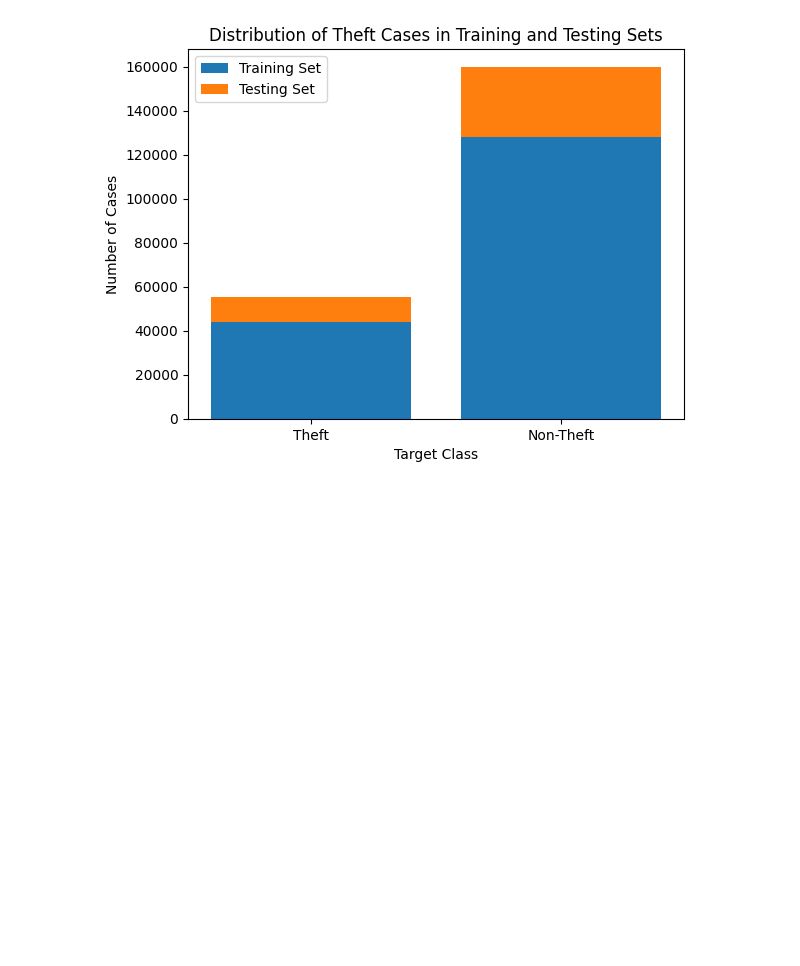
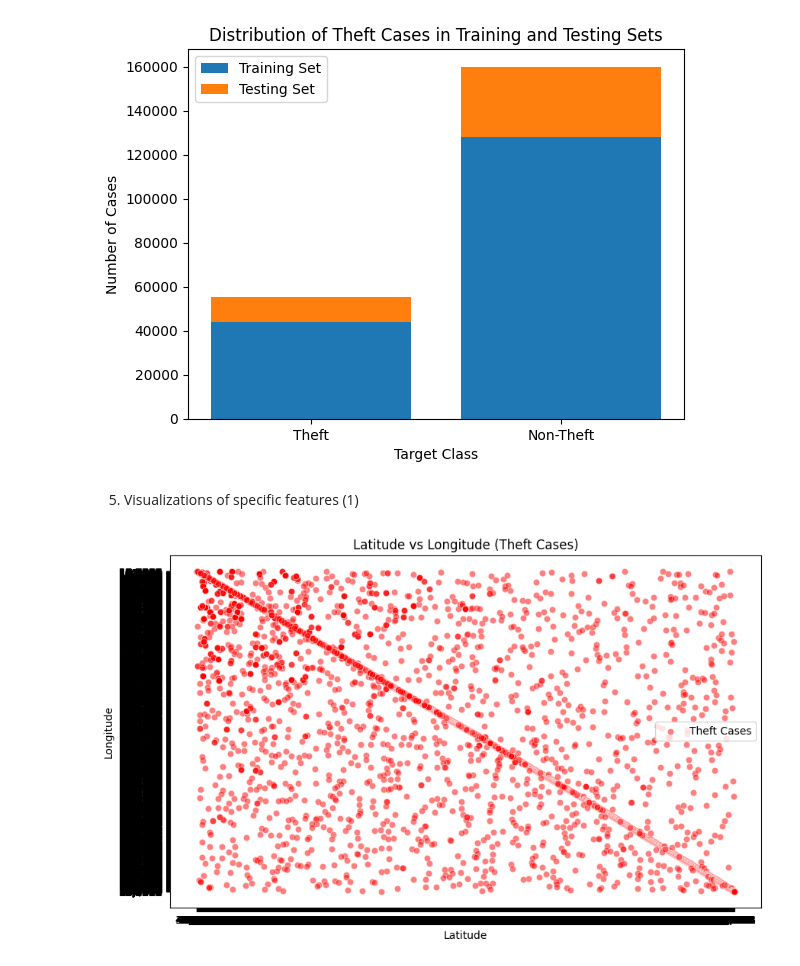
Before and after one commit to paolaCaushi/anomalyDetection, a Jupyter notebook: Untitled15.ipynb, the cells around one changed output. Saved outputs shown, nothing was run; the diff lists cells and outputs as text; code cells hidden in the pictures; blank space fills up the shorter version.

Commit message:
visualised specific data

```diff
--- a/Untitled15.ipynb
+++ b/Untitled15.ipynb
@@ -117,3 +117,42 @@ plt.legend()
 plt.show()
 # %% [output]
 [figure]
+# %% [markdown]
+5. Visualizations of specific features (1)
+# %%
+import pandas as pd
+from sklearn.model_selection import train_test_split
+from sklearn.ensemble import RandomForestClassifier
+import matplotlib.pyplot as plt
+import seaborn as sns  # Import seaborn for additional plots
+
+# Scatter plots version1
+# Example: Plot latitude vs longitude
+# theft_df = df[df['Target'] == 1]  # Filter theft cases
+# plt.scatter(theft_df['latitudine'], theft_df['longitudine'], c='red', alpha=0.5, label='Theft Cases')
+# plt.title('Latitude vs Longitude (Theft Cases)')
+# plt.xlabel('Latitude')
+# plt.ylabel('Longitude')
+# plt.legend()
+# plt.show()
+
+# Version 2 with sampling up to 10000 rows
+# Assuming 'df' is already loaded and 'Target' column exists in the dataframe
+
+# Filter theft cases and select only necessary columns
+theft_df = df[df['Target'] == 1][['latitudine', 'longitudine']]
+
+# Reduce the dataset if it's too large
+if len(theft_df) > 10000:
+    theft_df = theft_df.sample(10000, random_state=42)  # Sample up to 10000 points
+
+# Use seaborn for efficient scatter plotting
+plt.figure(figsize=(10, 6))
+sns.scatterplot(data=theft_df, x='latitudine', y='longitudine', color='red', alpha=0.5)
+plt.title('Latitude vs Longitude (Theft Cases)')
+plt.xlabel('Latitude')
+plt.ylabel('Longitude')
+plt.legend(labels=['Theft Cases'])
+plt.show()
+# %% [output]
+[figure, added]
```
Also changed, not shown: parts of 16 cells of this notebook.
